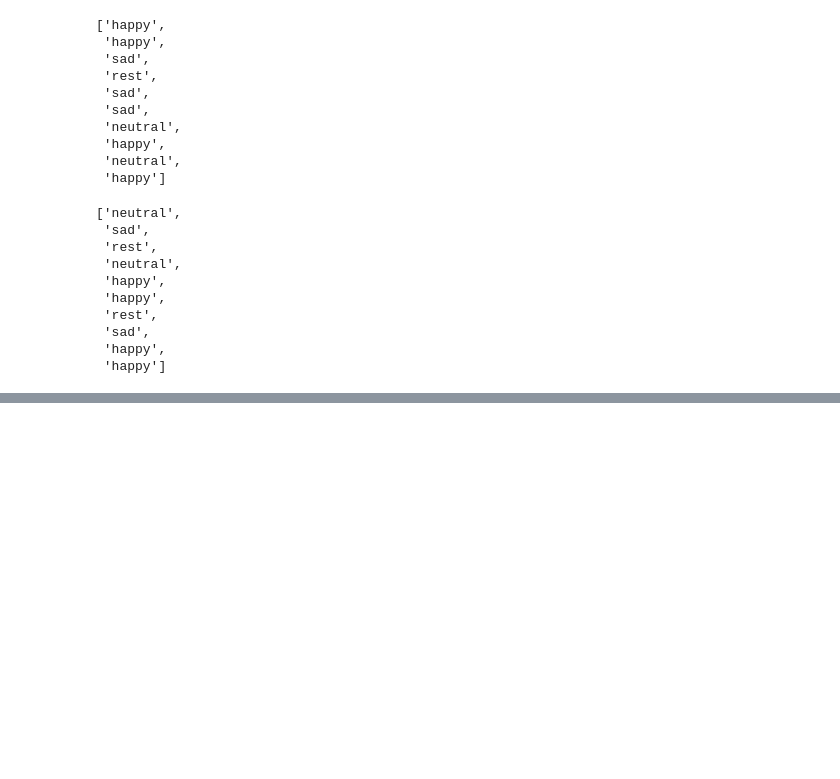
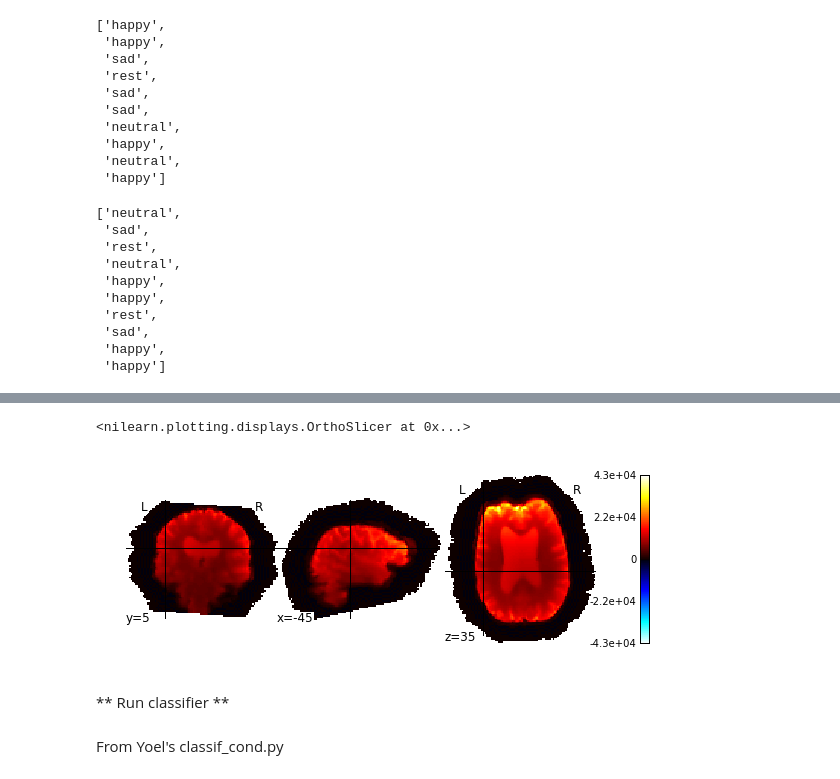
Before and after one commit to sitek/multivariate-fmri, a Jupyter notebook: multivariate-fmri.ipynb, the cells around one changed output, grey strips where cells are left out. Saved outputs shown, nothing was run; the diff lists cells and outputs as text; code cells hidden in the pictures; blank space fills up the shorter version.

```diff
--- a/multivariate-fmri.ipynb
+++ b/multivariate-fmri.ipynb
@@ -249,0 +206,9 @@ TV-l1 classification accuracy : 95.5556%
+# %%
+plotting.plot_stat_map(one_time2,cut_coords=(-45,5,35),bg_img=None)
+# %% [output]
+<nilearn.plotting.displays.OrthoSlicer at 0x...>
+[figure, added]
+# %% [markdown]
+** Run classifier **
+# %% [markdown]
+From Yoel's classif_cond.py
```
Also changed, not shown: parts of 20 cells of this notebook, 8 other files.
